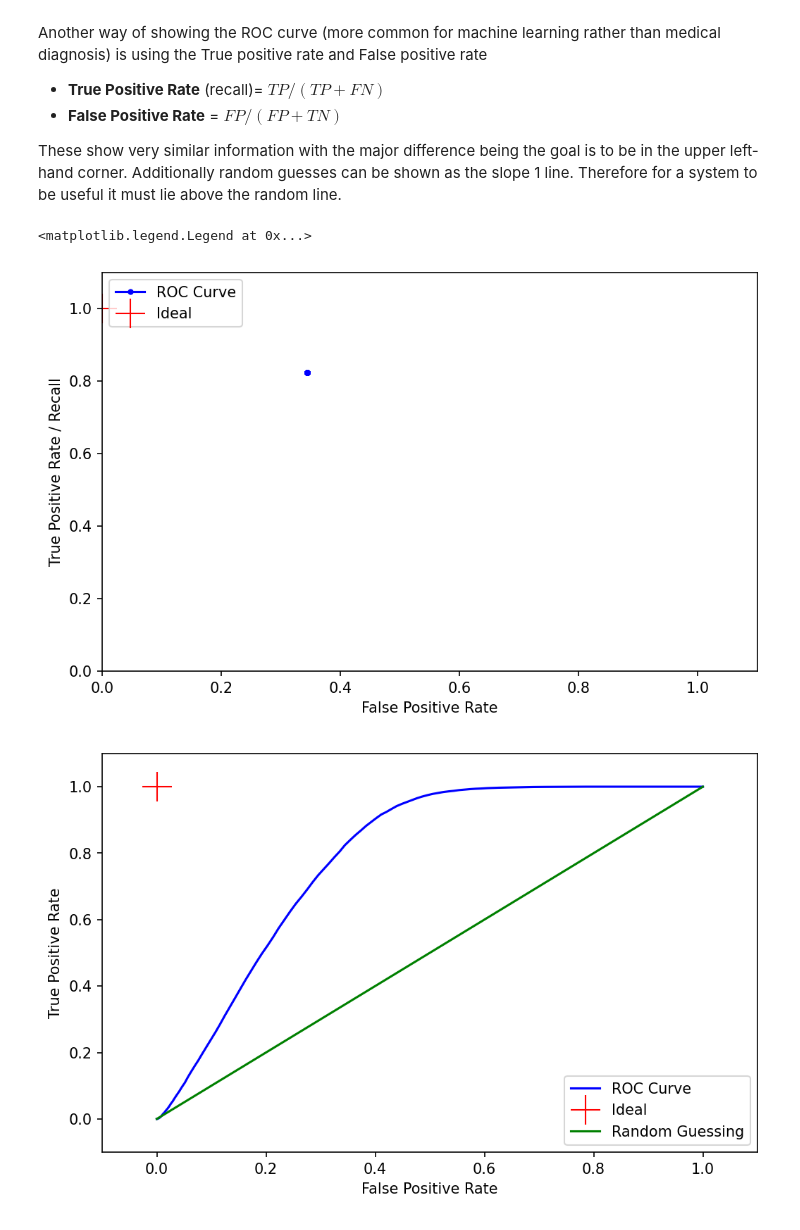
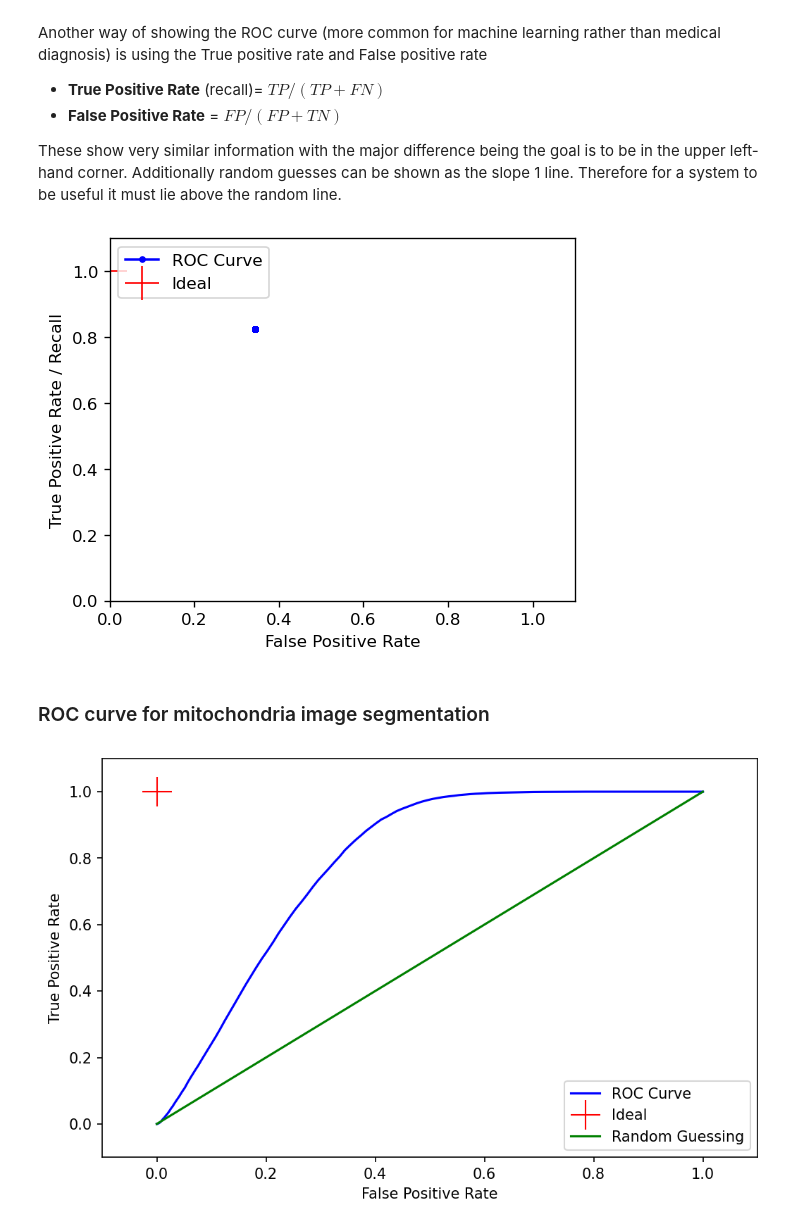
Before and after one commit to ImagingLectures/Quantitative-Big-Imaging-2021, a Jupyter notebook: Lectures/Lecture-04/04-BasicSegmentation_Part2.ipynb, the cells around one changed output. Drawn from its saved outputs; the diff is of its cells as text; code cells hidden in the pictures.

```diff
--- a/Lectures/Lecture-04/04-BasicSegmentation_Part2.ipynb
+++ b/Lectures/Lecture-04/04-BasicSegmentation_Part2.ipynb
@@ -198,15 +201,16 @@ Another way of showing the ROC curve (more common for machine learning rather th
 
 These show very similar information with the major difference being the goal is to be in the upper left-hand corner. Additionally random guesses can be shown as the slope 1 line. Therefore for a system to be useful it must lie above the random line.
 # %%
-fig, ax1 = plt.subplots(1, 1, dpi=150,figsize=(8,5))
+fig, ax1 = plt.subplots(1, 1, dpi=120,figsize=(5,4))
 ax1.plot(roc_df['False_Positive_Rate'], roc_df['Recall']  , 'b.-', label='ROC Curve')
 ax1.plot(0, 1.0, 'r+', markersize=20, label='Ideal'); ax1.set_xlim(0, 1.1); ax1.set_ylim(0, 1.1);
 ax1.set_ylabel('True Positive Rate / Recall')
 ax1.set_xlabel('False Positive Rate')
 ax1.legend(loc=2);
 # %% [output]
-<matplotlib.legend.Legend at 0x...>
-[figure, old version]
+[figure, new version]
+# %% [markdown]
+### ROC curve for mitochondria image segmentation
 # %%
 fpr, tpr, thresholds = roc_curve(cell_seg.ravel().astype(int),
                                  cell_img.ravel())
```
Also changed, not shown: parts of 30 cells of this notebook, 10 other files.
